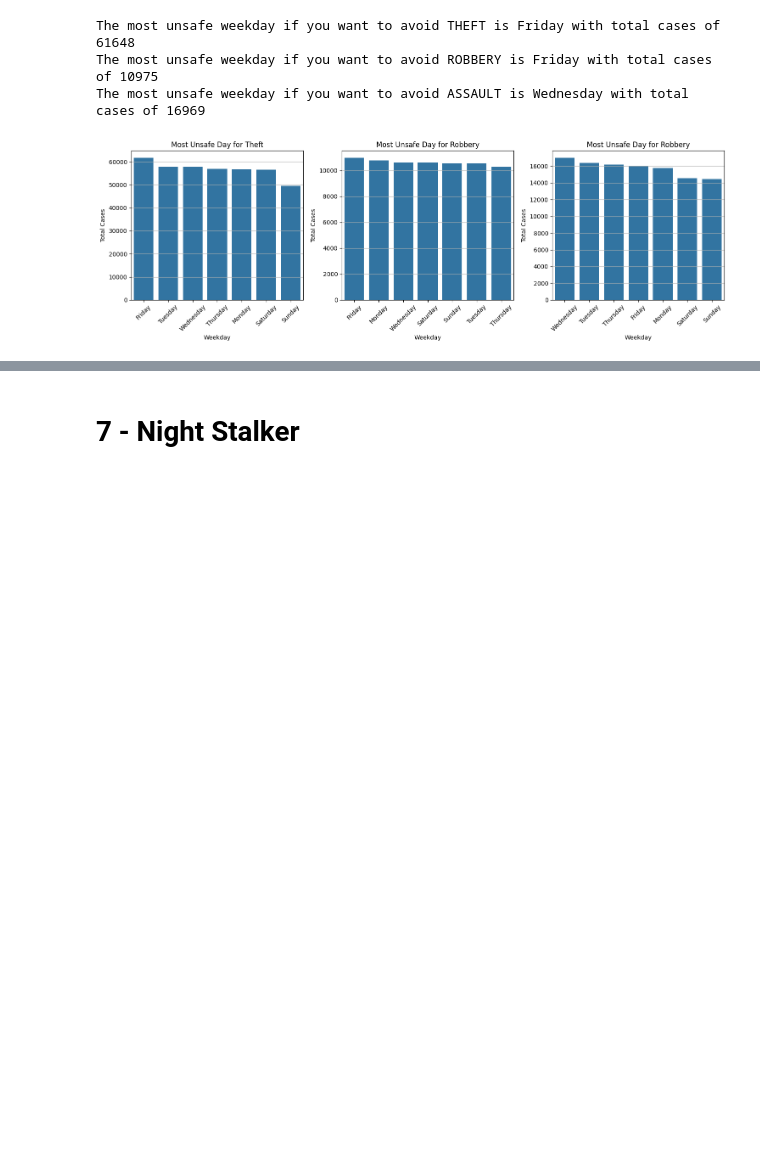
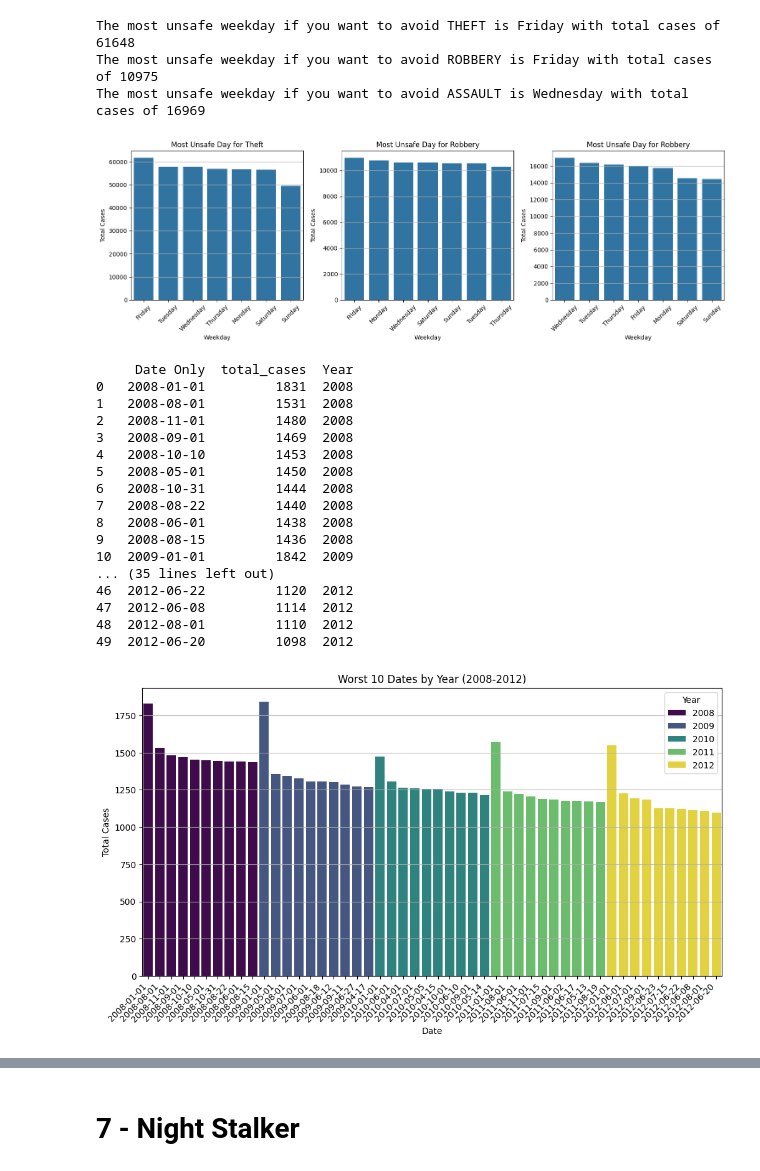
Before and after one commit to Cederlid/databehandling, a Jupyter notebook: laboration/chicago.ipynb, the cells around one changed output, grey strips where cells are left out. Saved outputs shown, nothing was run; the diff lists cells and outputs as text; code cells hidden in the pictures; blank space fills up the shorter version.

```diff
--- a/laboration/chicago.ipynb
+++ b/laboration/chicago.ipynb
@@ -673,3 +718,49 @@ The most unsafe weekday if you want to avoid THEFT is Friday with total cases o
 The most unsafe weekday if you want to avoid ROBBERY is Friday with total cases of 10975
 The most unsafe weekday if you want to avoid ASSAULT is Wednesday with total cases of 16969
 [figure]
+# %%
+chicago_crime_2008_to_2012_df["Date Only"] = chicago_crime_2008_to_2012_df["Date"].dt.date
+
+def get_worst_dates(year, data):
+    year_data = data[data["Year"] == year]
+    daily_data = year_data.groupby("Date Only")["ID"].size().reset_index(name="total_cases")
+    worst_dates = daily_data.sort_values(by="total_cases", ascending=False).head(10)
+    worst_dates["Year"] = year
+    return worst_dates
+
+all_years_data = []
+for year in range(2008, 2013):
+    result = get_worst_dates(year, chicago_crime_2008_to_2012_df)
+    all_years_data.append(result)
+
+combined_worst_dates = pd.concat(all_years_data, ignore_index=True)
+print(combined_worst_dates)
+
+plt.figure(figsize=(12, 6))
+sns.barplot(data=combined_worst_dates, x="Date Only", y="total_cases", hue="Year", palette="viridis")
+plt.title("Worst 10 Dates by Year (2008-2012)")
+plt.xlabel("Date")
+plt.ylabel("Total Cases")
+plt.xticks(rotation=45, ha="right")
+plt.grid(axis="y")
+plt.legend(title="Year")
+plt.show()
+# %% [output]
+     Date Only  total_cases  Year
+0   2008-01-01         1831  2008
+1   2008-08-01         1531  2008
+2   2008-11-01         1480  2008
+3   2008-09-01         1469  2008
+4   2008-10-10         1453  2008
+5   2008-05-01         1450  2008
+6   2008-10-31         1444  2008
+7   2008-08-22         1440  2008
+8   2008-06-01         1438  2008
+9   2008-08-15         1436  2008
+10  2009-01-01         1842  2009
+... (35 lines left out)
+46  2012-06-22         1120  2012
+47  2012-06-08         1114  2012
+48  2012-08-01         1110  2012
+49  2012-06-20         1098  2012
+[figure, added]
```
Also changed, not shown: parts of 5 cells of this notebook.
